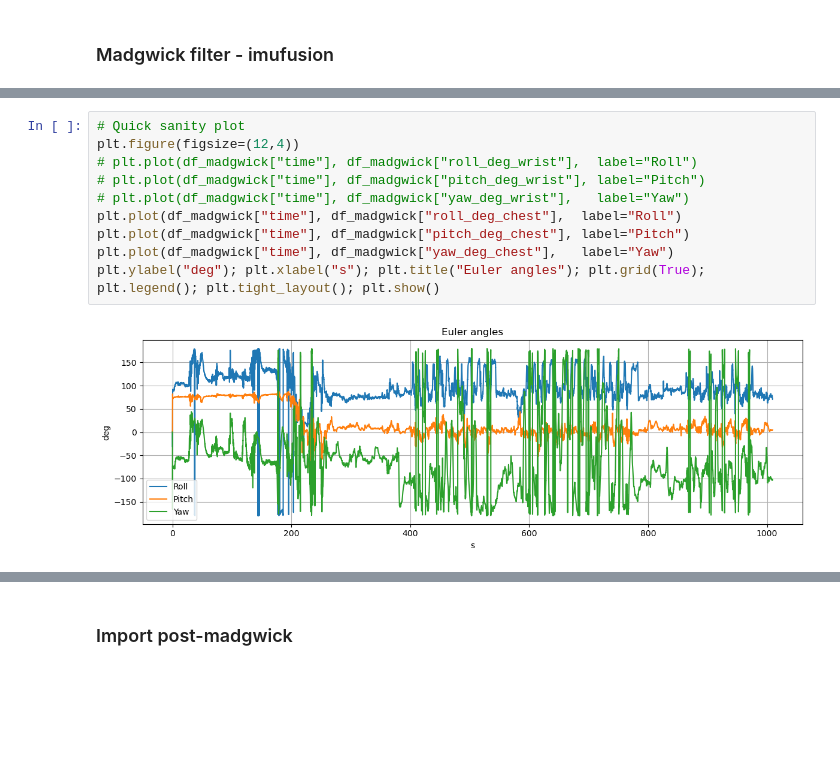
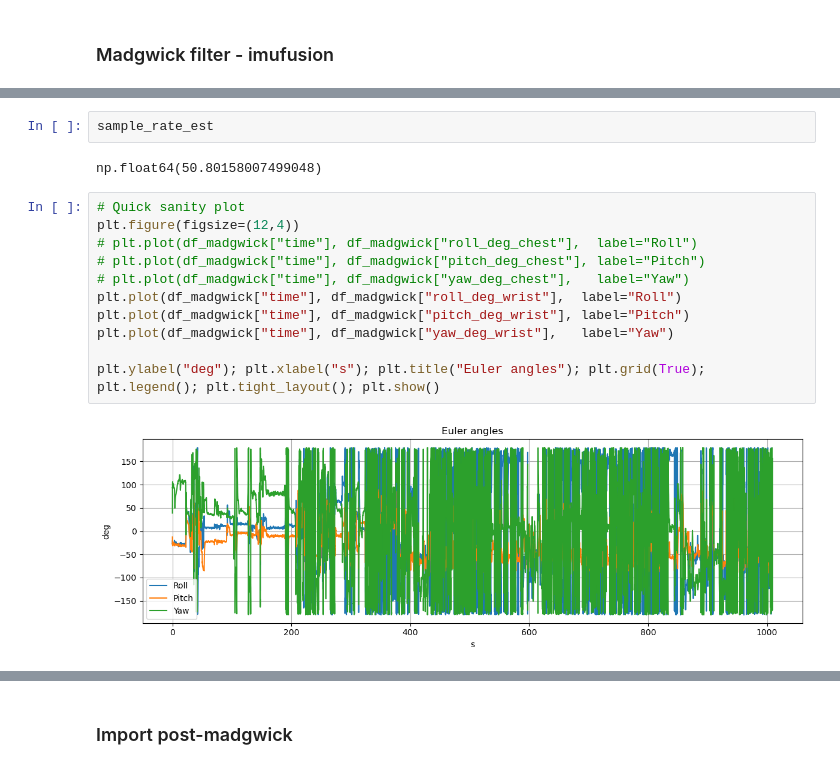
Before and after one commit to tdjohnson1987/ProJump, a Jupyter notebook: EDA.ipynb, the cells around one changed output, grey strips where cells are left out. Saved outputs shown, nothing was run; the diff lists cells and outputs as text; blank space fills up the shorter version.

```diff
--- a/EDA.ipynb
+++ b/EDA.ipynb
@@ -384,12 +429,17 @@ Estimated sample rate: 50.80 Hz
+# %%
+sample_rate_est
+# %% [output]
+np.float64(50.80158007499048)
 # %%
 # Quick sanity plot
 plt.figure(figsize=(12,4))
-# plt.plot(df_madgwick["time"], df_madgwick["roll_deg_wrist"],  label="Roll")
-# plt.plot(df_madgwick["time"], df_madgwick["pitch_deg_wrist"], label="Pitch")
-# plt.plot(df_madgwick["time"], df_madgwick["yaw_deg_wrist"],   label="Yaw")
-plt.plot(df_madgwick["time"], df_madgwick["roll_deg_chest"],  label="Roll")
-plt.plot(df_madgwick["time"], df_madgwick["pitch_deg_chest"], label="Pitch")
-plt.plot(df_madgwick["time"], df_madgwick["yaw_deg_chest"],   label="Yaw")
+# plt.plot(df_madgwick["time"], df_madgwick["roll_deg_chest"],  label="Roll")
+# plt.plot(df_madgwick["time"], df_madgwick["pitch_deg_chest"], label="Pitch")
+# plt.plot(df_madgwick["time"], df_madgwick["yaw_deg_chest"],   label="Yaw")
+plt.plot(df_madgwick["time"], df_madgwick["roll_deg_wrist"],  label="Roll")
+plt.plot(df_madgwick["time"], df_madgwick["pitch_deg_wrist"], label="Pitch")
+plt.plot(df_madgwick["time"], df_madgwick["yaw_deg_wrist"],   label="Yaw")
+
 plt.ylabel("deg"); plt.xlabel("s"); plt.title("Euler angles"); plt.grid(True); plt.legend(); plt.tight_layout(); plt.show()
 # %% [output]
-[figure, old version]
+[figure, new version]
```
Also changed, not shown: parts of 52 cells of this notebook, 1 other file.
